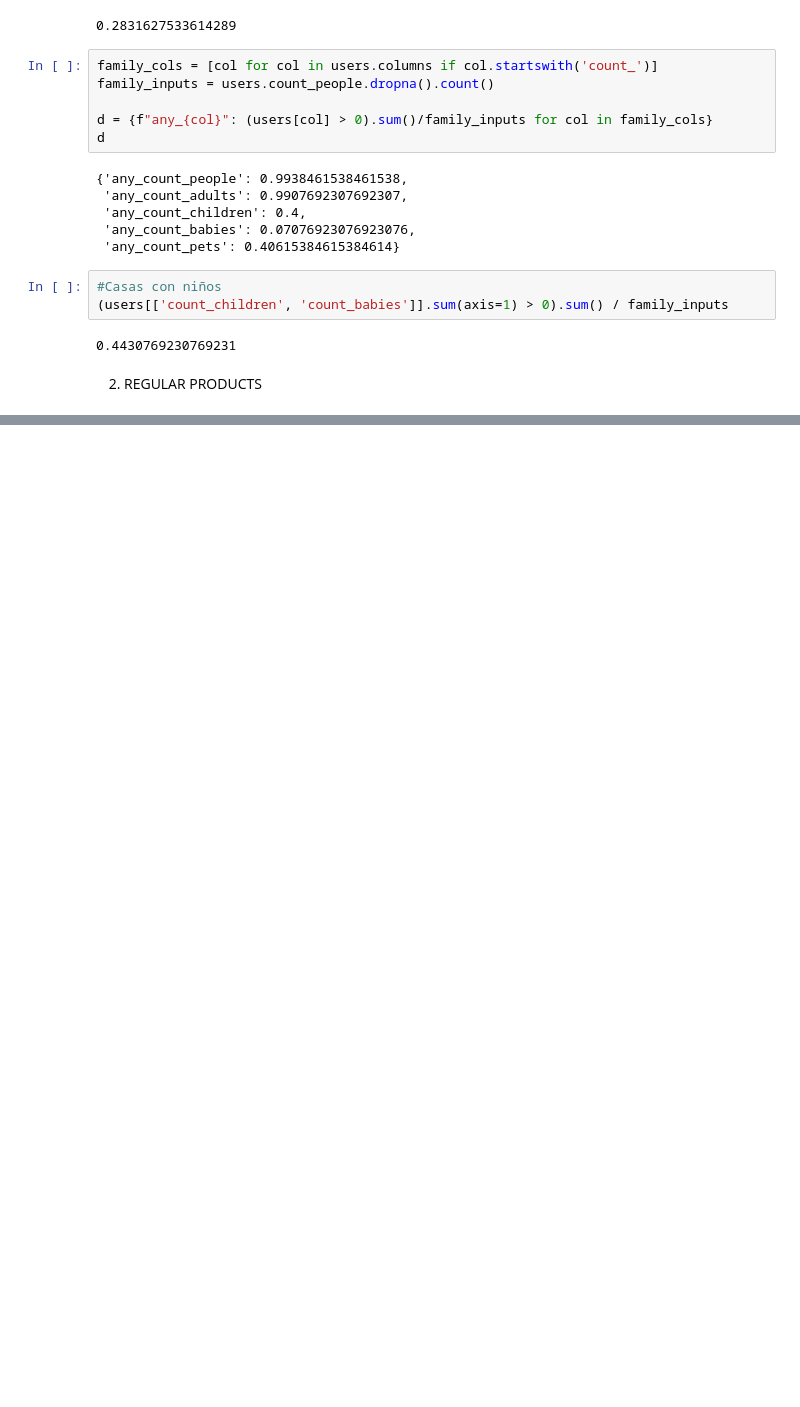
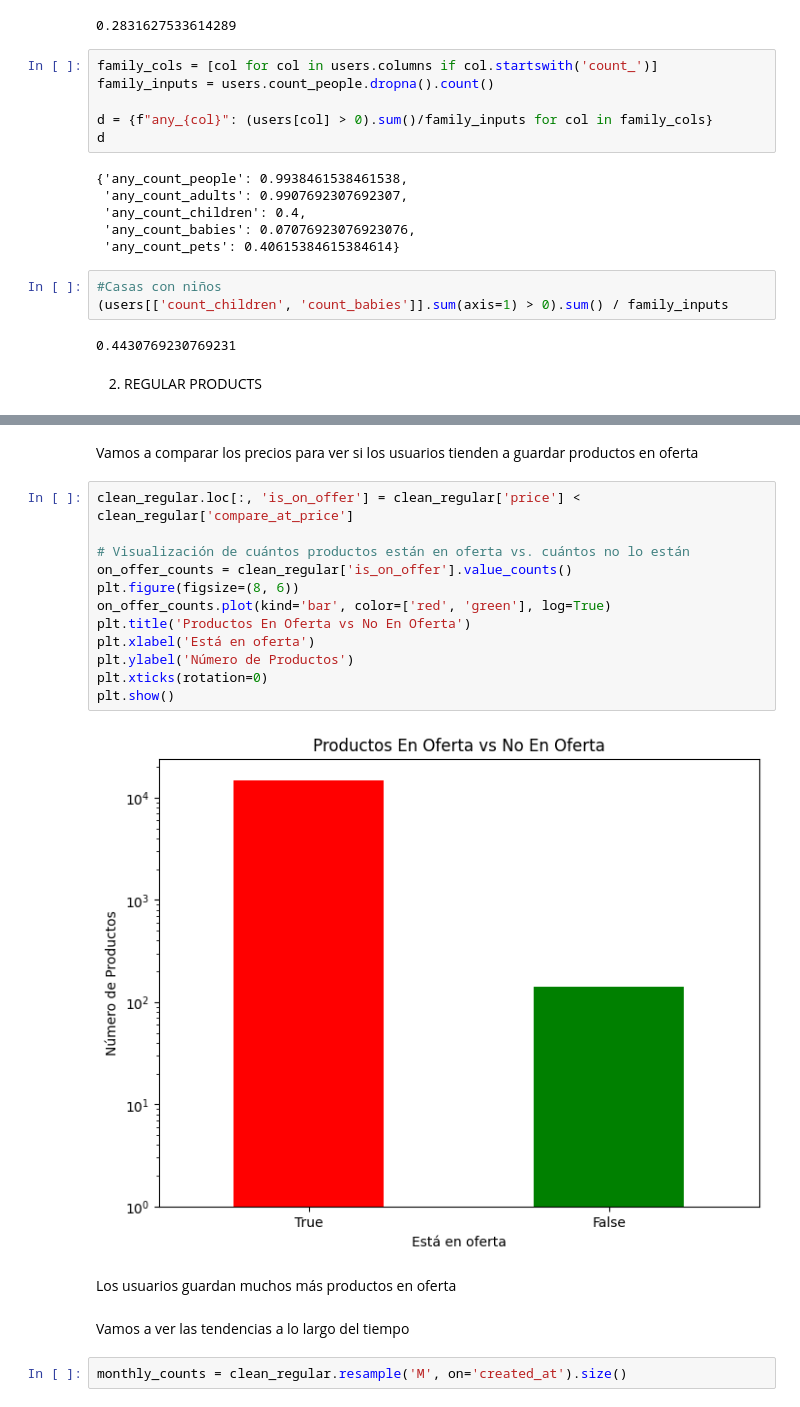
Before and after one commit to Zrive/zrive-ds, a Jupyter notebook: src/module_2/module_2_eda.ipynb, the cells around one changed output, grey strips where cells are left out. Drawn from its saved outputs; the diff is of its cells as text; blank space fills up the shorter version.

```diff
--- a/src/module_2/module_2_eda.ipynb
+++ b/src/module_2/module_2_eda.ipynb
@@ -99,0 +149,22 @@ d
+# %% [markdown]
+Vamos a comparar los precios para ver si los usuarios tienden a guardar productos en oferta
+# %%
+clean_regular.loc[:, 'is_on_offer'] = clean_regular['price'] < clean_regular['compare_at_price']
+
+# Visualización de cuántos productos están en oferta vs. cuántos no lo están
+on_offer_counts = clean_regular['is_on_offer'].value_counts()
+plt.figure(figsize=(8, 6))
+on_offer_counts.plot(kind='bar', color=['red', 'green'], log=True)
+plt.title('Productos En Oferta vs No En Oferta')
+plt.xlabel('Está en oferta')
+plt.ylabel('Número de Productos')
+plt.xticks(rotation=0)
+plt.show()
+# %% [output]
+[figure, added]
+# %% [markdown]
+Los usuarios guardan muchos más productos en oferta
+# %% [markdown]
+Vamos a ver las tendencias a lo largo del tiempo
+# %%
+monthly_counts = clean_regular.resample('M', on='created_at').size()
```
Also changed, not shown: parts of 18 cells of this notebook.
